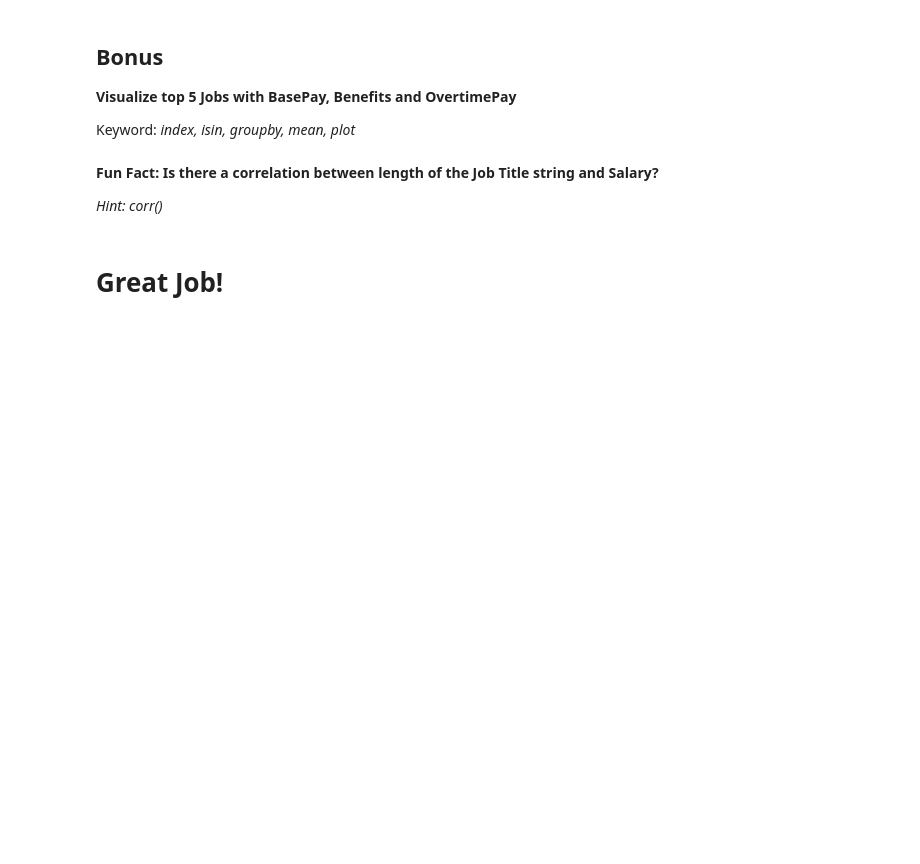
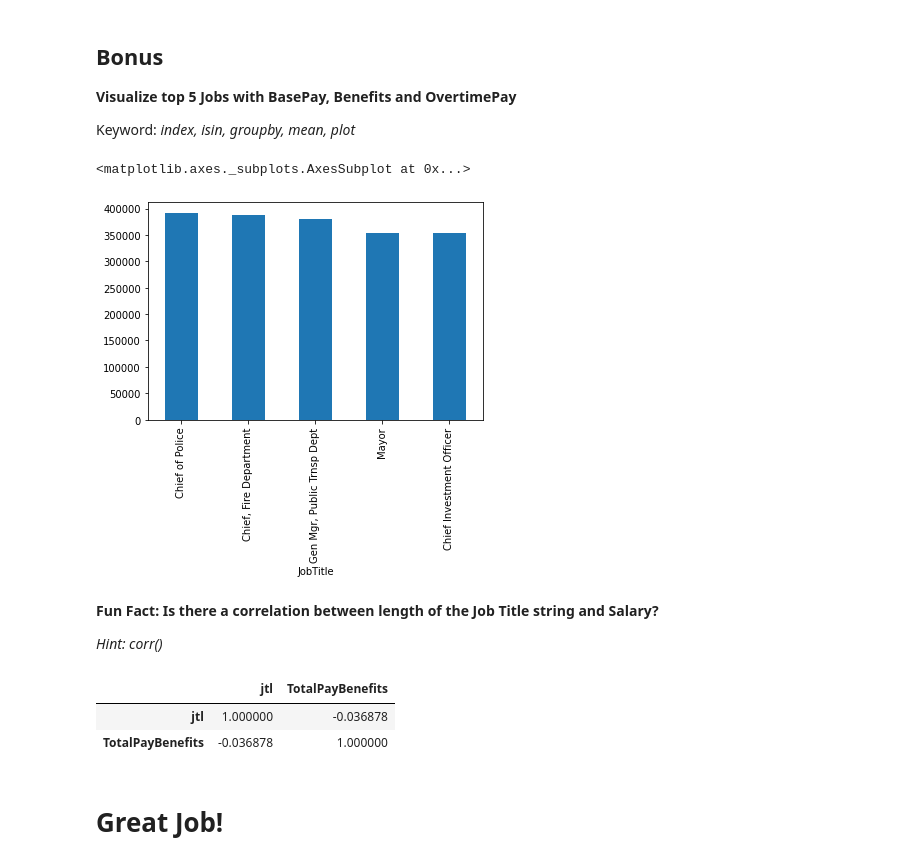
Before and after one commit to taongoccuongdp/devc_innovation_challenge_assignment, a Jupyter notebook: Assignment_2.ipynb, the cells around one changed output. Drawn from its saved outputs; the diff is of its cells as text; code cells hidden in the pictures; blank space fills up the shorter version.

```diff
--- a/Assignment_2.ipynb
+++ b/Assignment_2.ipynb
@@ -251,5 +261,13 @@ sns.distplot(sal[sal["Year"] == 2014]["BasePay"], bins = 30)
 **Visualize top 5 Jobs with BasePay, Benefits and OvertimePay**
 
 Keyword: *index, isin, groupby, mean, plot*
+# %%
+# Your Code Here
+df = sal[["JobTitle", "BasePay", "Benefits", "OvertimePay"]].groupby(["JobTitle"]).mean().fillna(0).sum(axis = 1)
+df = df.sort_values(ascending = False)[0:5]
 # %%
 # Your Code Here
+df.plot.bar()
+# %% [output]
+<matplotlib.axes._subplots.AxesSubplot at 0x...>
+[figure, added]
@@ -264,2 +278,10 @@ Keyword: *index, isin, groupby, mean, plot*
+# %%
+# Your Code Here
+sal['jtl'] = sal['JobTitle'].apply(len)
+sal[['jtl', 'TotalPayBenefits']].corr()
+# %% [output]
+|  | jtl | TotalPayBenefits |
+| jtl | 1.000000 | -0.036878 |
+| TotalPayBenefits | -0.036878 | 1.000000 |
 # %% [markdown]
 # Great Job!
```
Also changed, not shown: parts of 8 cells of this notebook.
